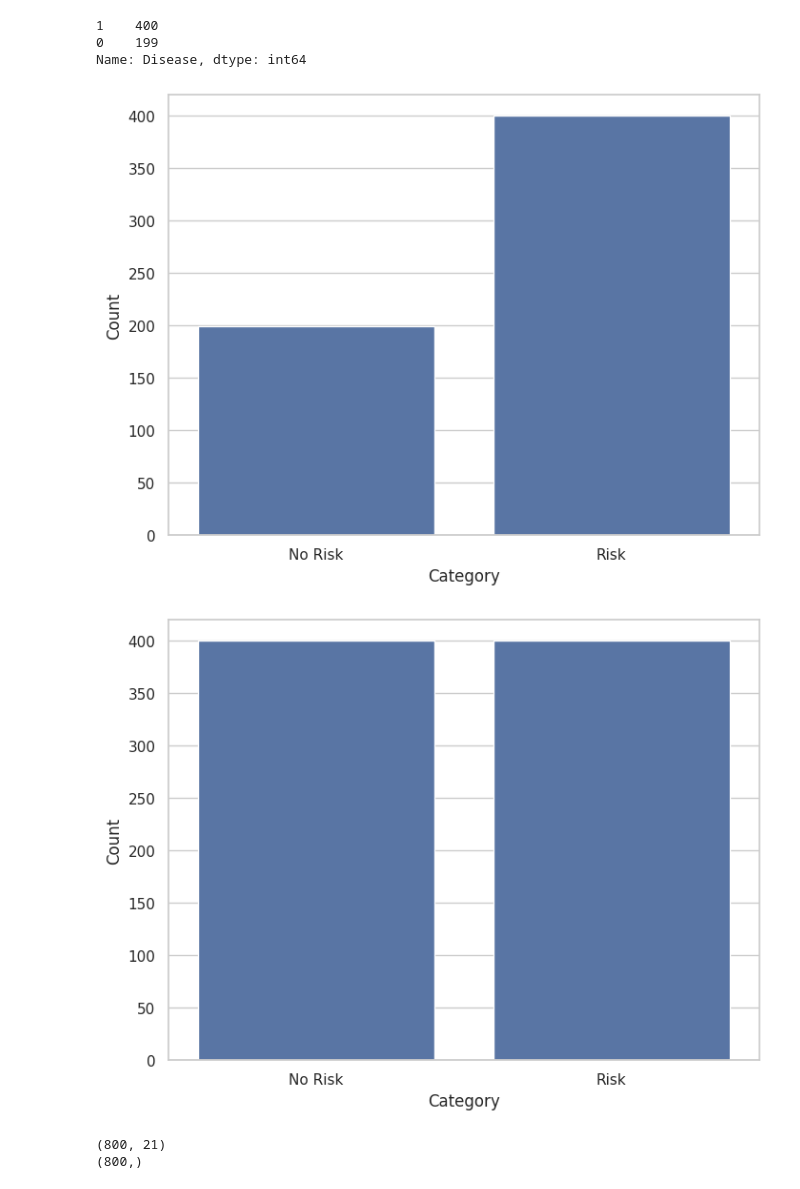
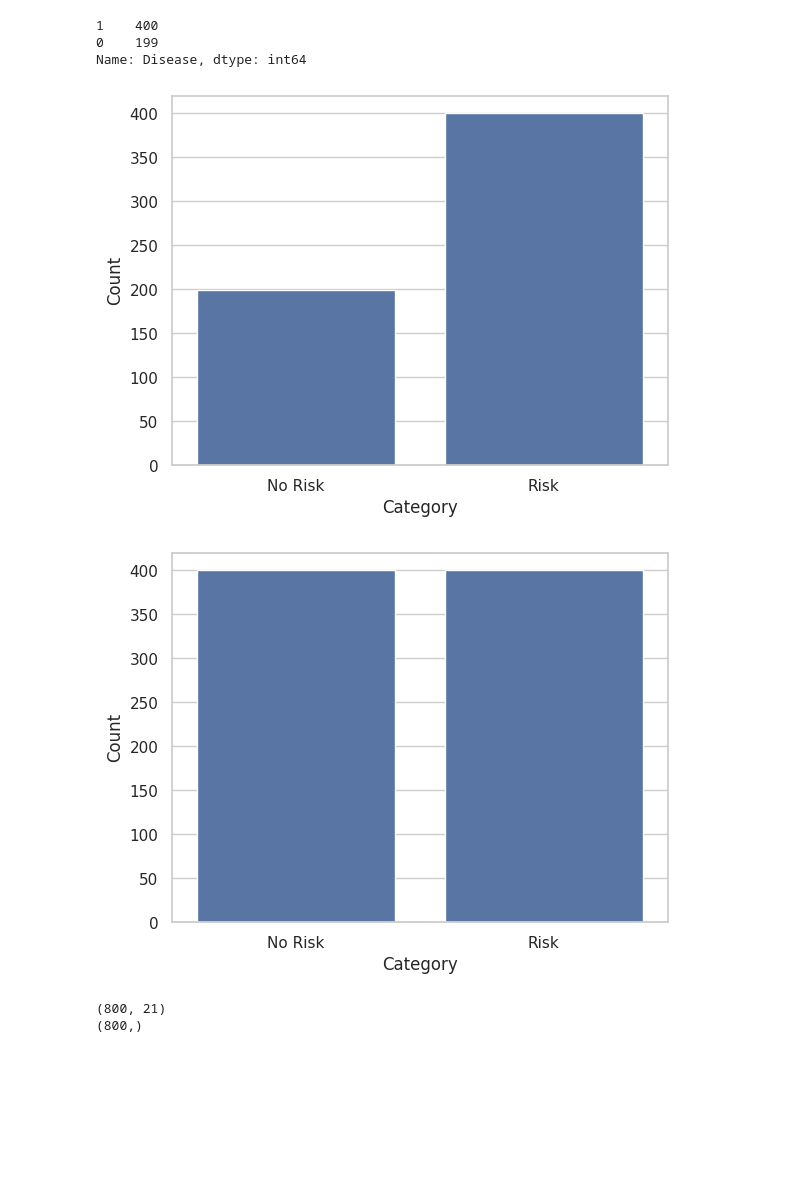
Before and after one commit to EugeniaPais/Exploring-Machine-Learning, a Jupyter notebook: Ischemic Stroke Risks Factors.ipynb, the cells around one changed output. Cells and saved outputs as stored; diff of their text form; code cells hidden in the pictures; blank space fills up the shorter version.

```diff
--- a/Ischemic Stroke Risks Factors.ipynb
+++ b/Ischemic Stroke Risks Factors.ipynb
@@ -300,14 +300,14 @@ Name: Disease, dtype: int64
 # %%
 import seaborn as sns
 
-plt.figure(figsize=(8, 6))
+
 sns.barplot(x=y.value_counts().index, y=y.value_counts().values)
 plt.xticks([0, 1], ["No Risk", "Risk"])
 plt.xlabel("Category")
 plt.ylabel("Count")
 plt.show()
 # %% [output]
-[figure, old version]
+[figure, new version]
 # %%
 from imblearn.over_sampling import RandomOverSampler
 
@@ -315,14 +315,13 @@ X_two, y_two = get_x_y_copy()
 ros = RandomOverSampler()
 X, y = ros.fit_resample(X_two, y_two)
 # %%
-plt.figure(figsize=(8, 6))
 sns.barplot(x=y.value_counts().index, y=y.value_counts().values)
 plt.xticks([0, 1], ["No Risk", "Risk"])
 plt.xlabel("Category")
 plt.ylabel("Count")
 plt.show()
 # %% [output]
-[figure, old version]
+[figure, new version]
 # %%
 print(X.shape)
 print(y.shape)
```
